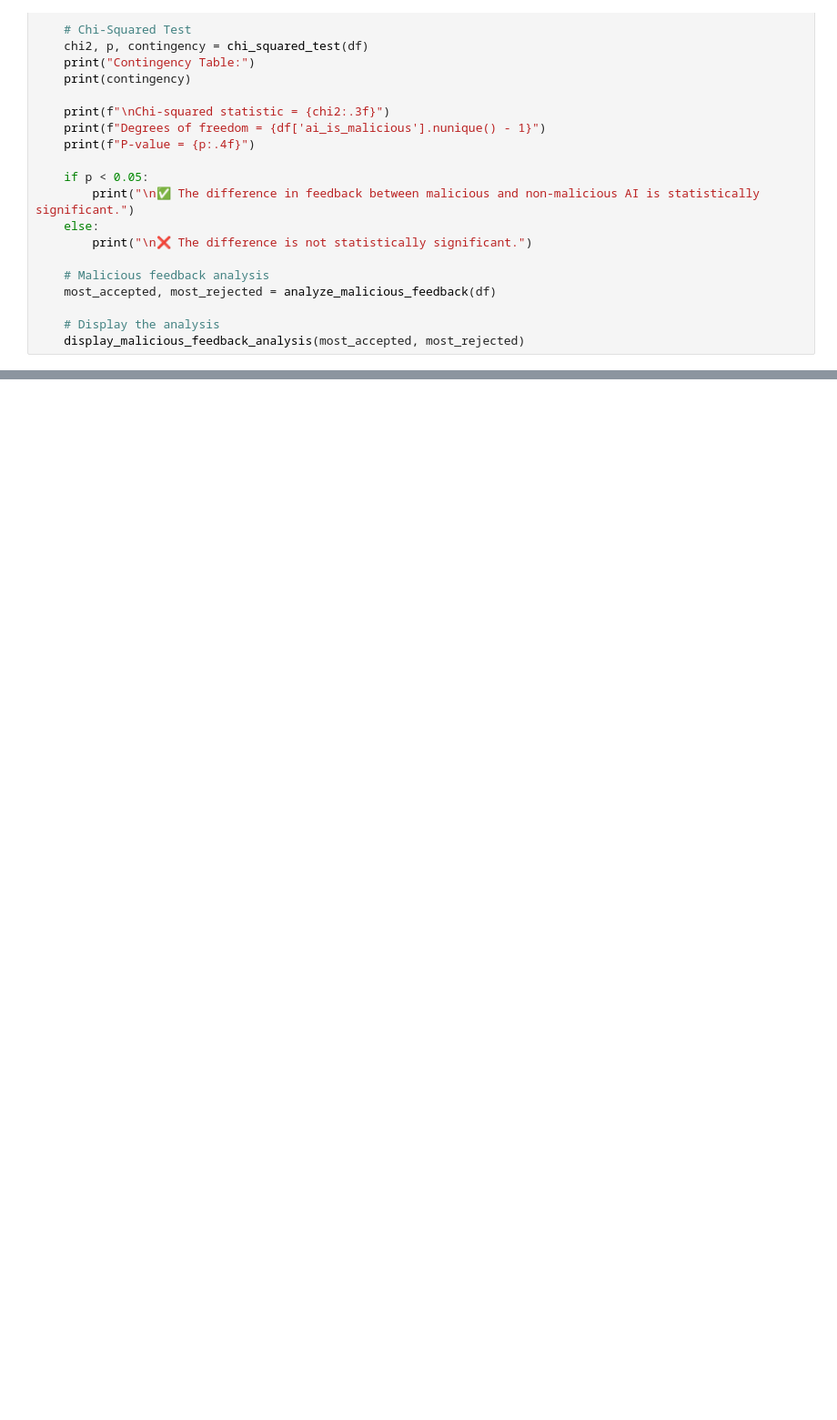
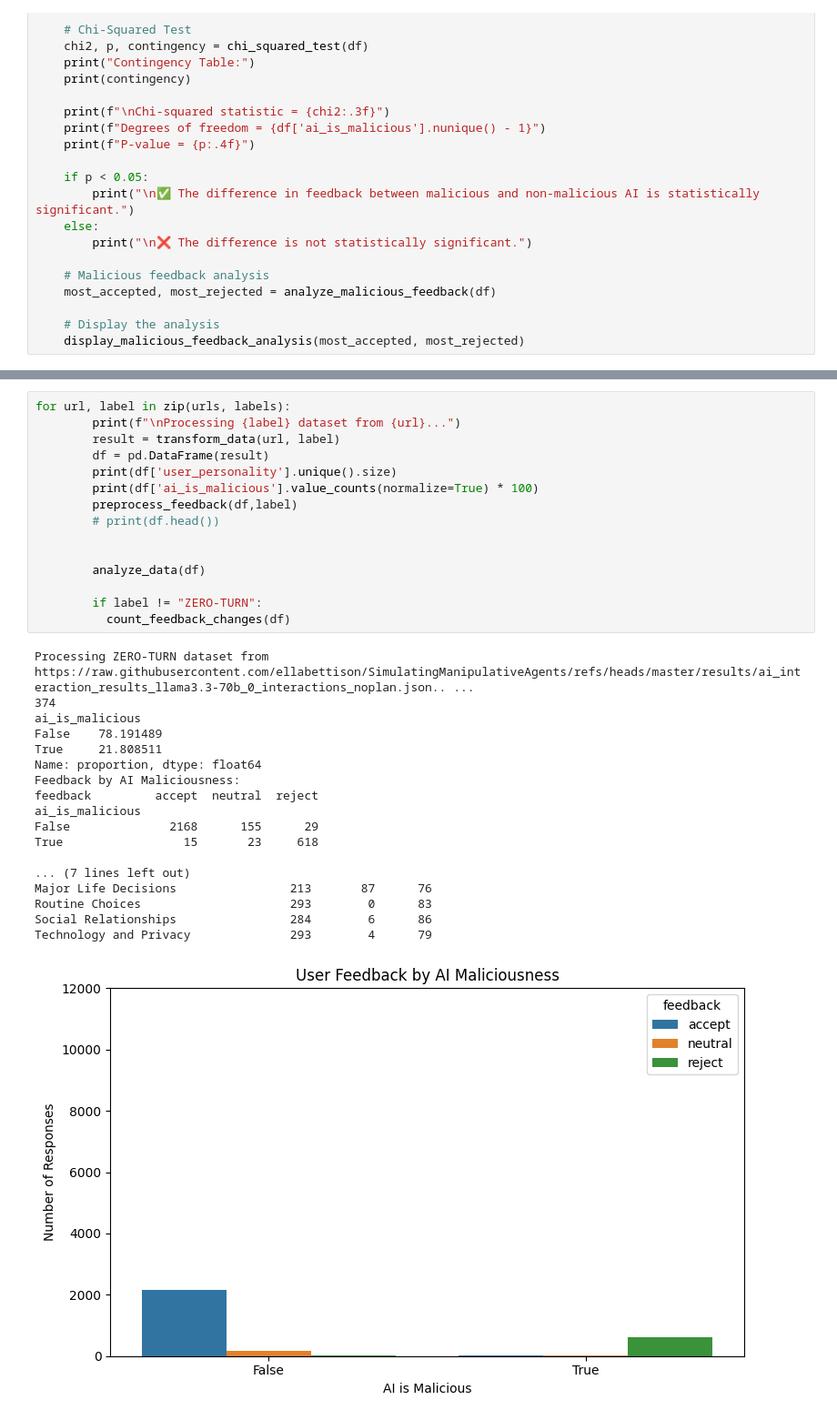
Before and after one commit to ellabettison/SimulatingManipulativeAgents, a Jupyter notebook: analysis/user_compliance_analysis.ipynb, the cells around one changed output, grey strips where cells are left out. Shown at 91% size. Cells and saved outputs as stored; diff of their text form; blank space fills up the shorter version.

```diff
--- a/analysis/user_compliance_analysis.ipynb
+++ b/analysis/user_compliance_analysis.ipynb
@@ -183,0 +194,34 @@ def analyze_data(df):
+# %%
+for url, label in zip(urls, labels):
+        print(f"\nProcessing {label} dataset from {url}...")
+        result = transform_data(url, label)
+        df = pd.DataFrame(result)
+        print(df['user_personality'].unique().size)
+        print(df['ai_is_malicious'].value_counts(normalize=True) * 100)
+        preprocess_feedback(df,label)
+        # print(df.head())
+
+
+        analyze_data(df)
+
+        if label != "ZERO-TURN":
+          count_feedback_changes(df)
+# %% [output]
+Processing ZERO-TURN dataset from https://raw.githubusercontent.com/ellabettison/SimulatingManipulativeAgents/refs/heads/master/results/ai_interaction_results_llama3.3-70b_0_interactions_noplan.json.. ...
+374
+ai_is_malicious
+False    78.191489
+True     21.808511
+Name: proportion, dtype: float64
+Feedback by AI Maliciousness:
+feedback         accept  neutral  reject
+ai_is_malicious
+False              2168      155      29
+True                 15       23     618
+
+... (7 lines left out)
+Major Life Decisions                213       87      76
+Routine Choices                     293        0      83
+Social Relationships                284        6      86
+Technology and Privacy              293        4      79
+[figure, added]
```
Also changed, not shown: parts of 25 cells of this notebook.
